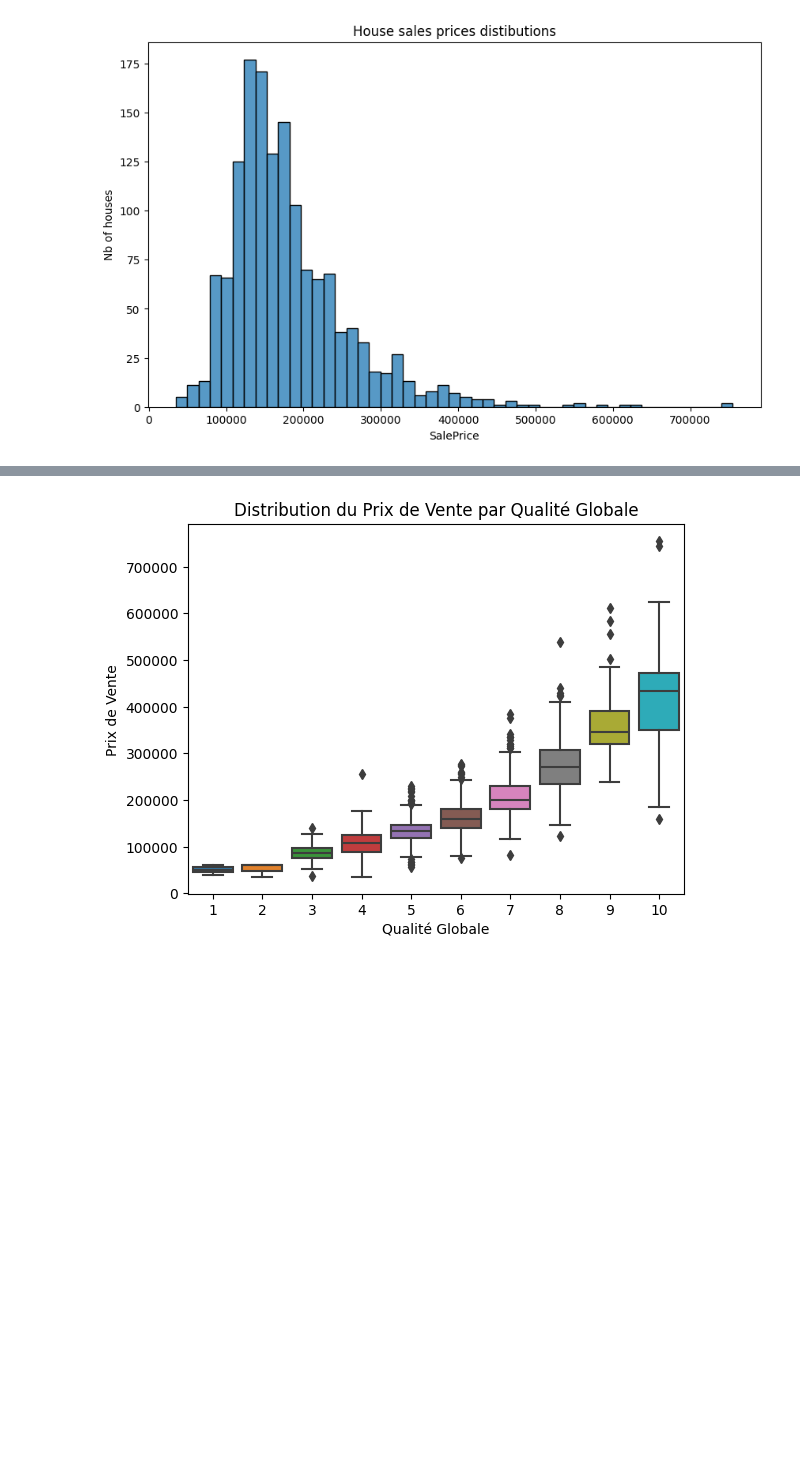
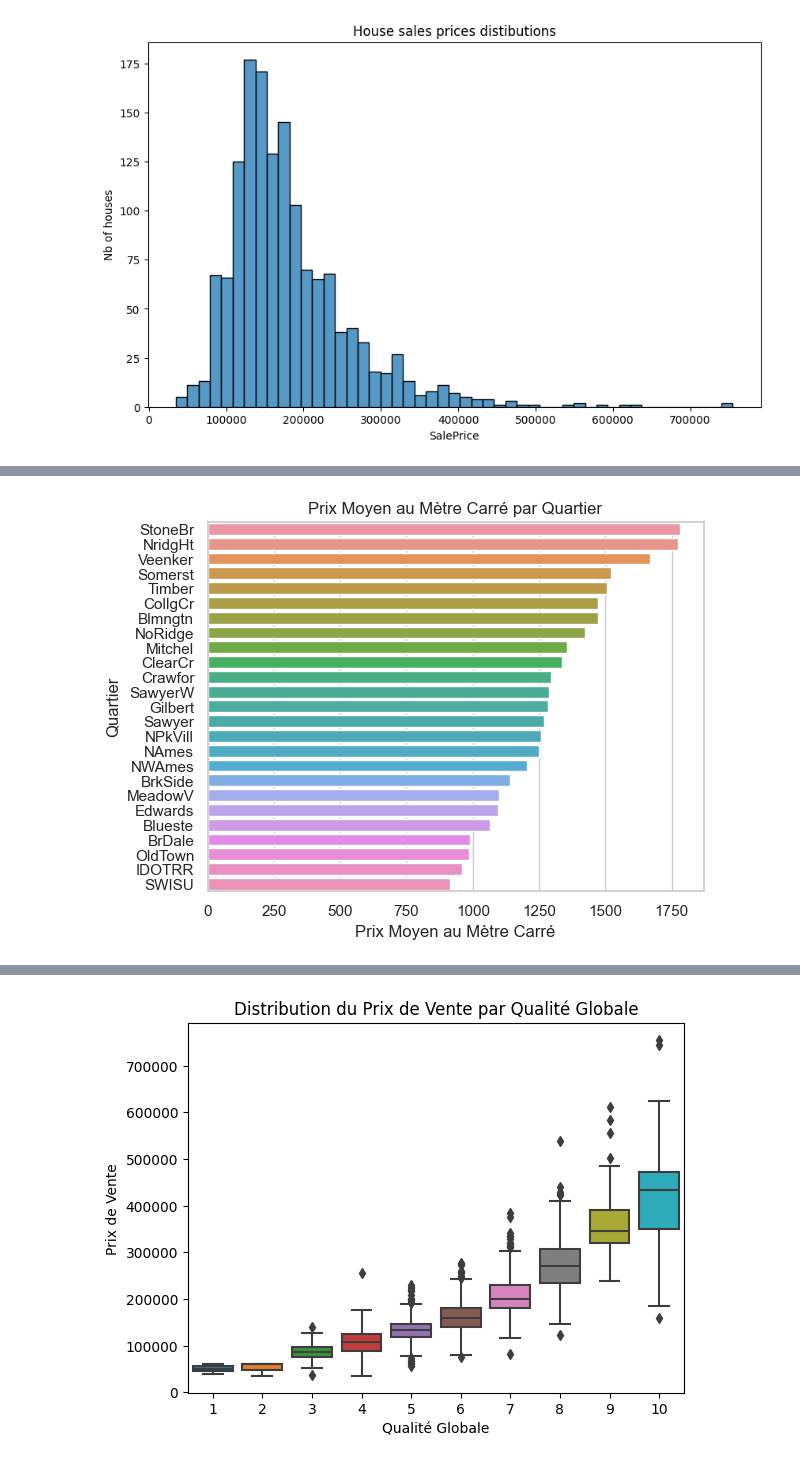
Before and after one commit to scoulet/EPISEN_TP_DATAMINING, a Jupyter notebook: notebook.ipynb, the cells around one changed output, grey strips where cells are left out. Drawn from its saved outputs; the diff is of its cells as text; code cells hidden in the pictures; blank space fills up the shorter version.

```diff
--- a/notebook.ipynb
+++ b/notebook.ipynb
@@ -111,0 +153,12 @@ plt.show()
+# %%
+FTSQ_MSQ_RATIO = 0.092903 # 1 ftsq = 0.092903 m2
+data['PricePerSqMt'] = data['SalePrice'] / (data['GrLivArea'] * FTSQ_MSQ_RATIO)
+mean_price_per_sqmt = data.groupby('Neighborhood')['PricePerSqMt'].mean().sort_values(ascending=False)
+# Visualisation
+sns.barplot(x=mean_price_per_sqmt.values, y=mean_price_per_sqmt.index)
+plt.title('Prix Moyen au Mètre Carré par Quartier')
+plt.xlabel('Prix Moyen au Mètre Carré')
+plt.ylabel('Quartier')
+plt.show()
+# %% [output]
+[figure, added]
```
Also changed, not shown: parts of 9 cells of this notebook.
